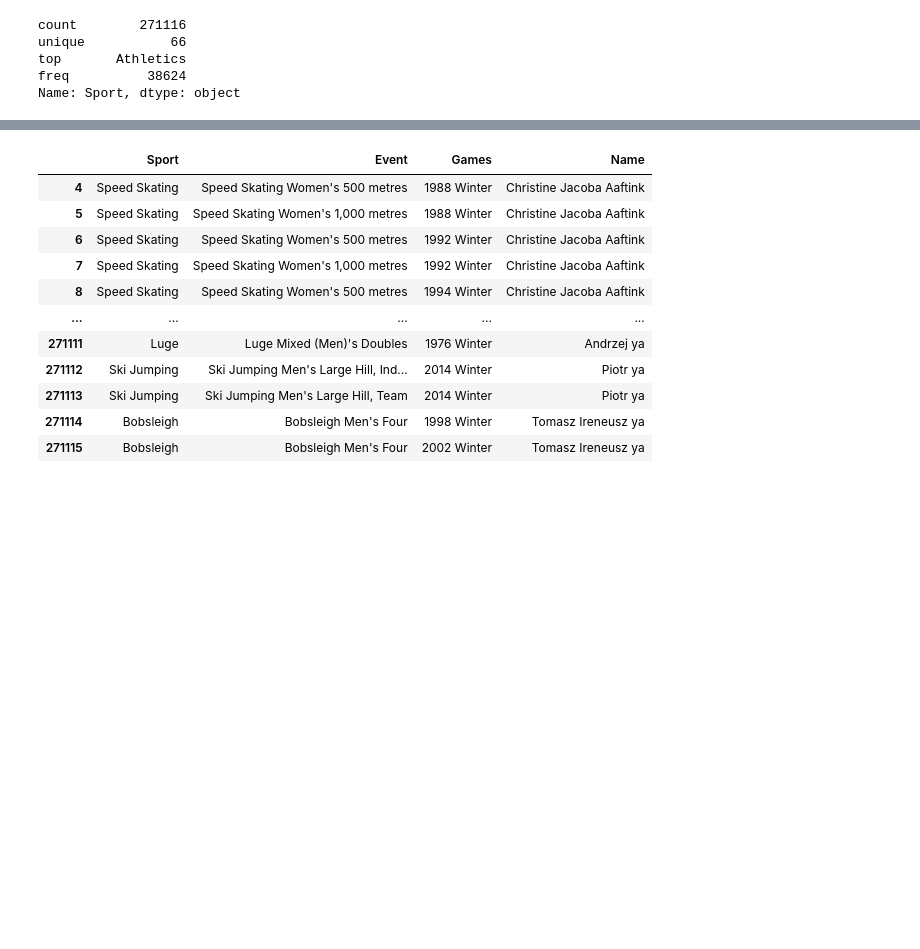
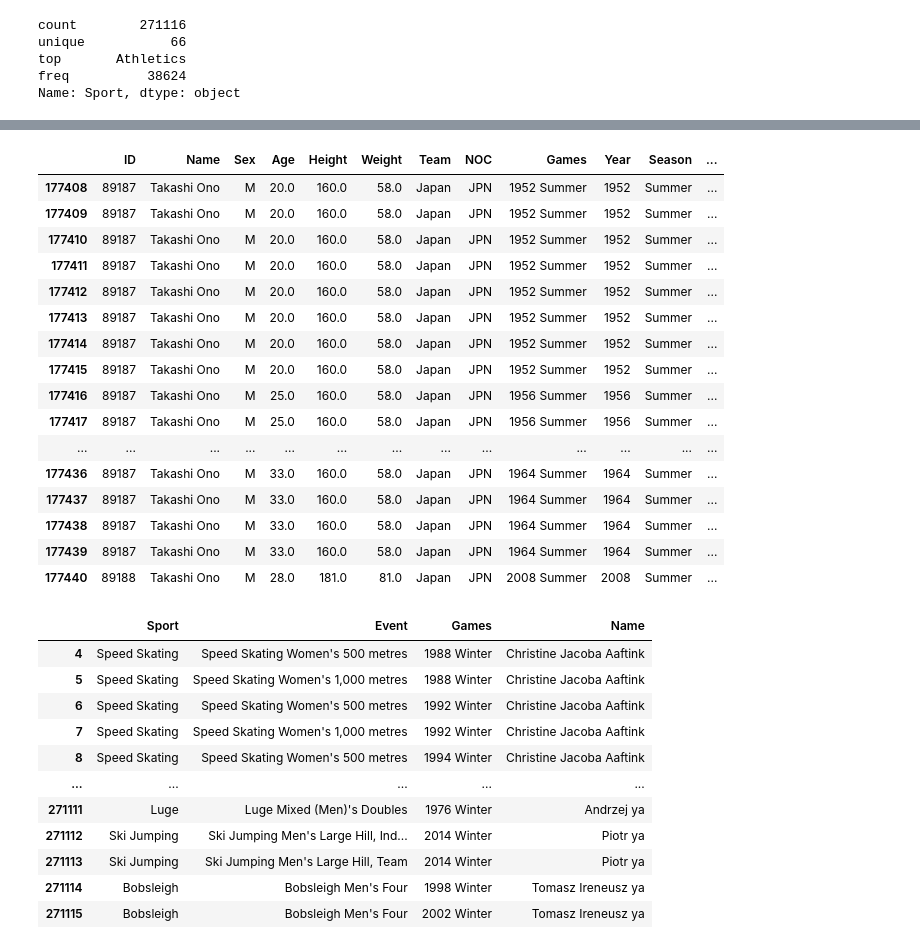
Before and after one commit to jennifer-biener/kaggle_datasets, a Jupyter notebook: athlete_sports_deep_dive.ipynb, the cells around one changed output, grey strips where cells are left out. Drawn from its saved outputs; the diff is of its cells as text; code cells hidden in the pictures; blank space fills up the shorter version.

```diff
--- a/athlete_sports_deep_dive.ipynb
+++ b/athlete_sports_deep_dive.ipynb
@@ -81,0 +159,2 @@ Name: Sport, dtype: object
+# %%
+summer_sports['Ederle_count'] = summer_sports[summer_sports['Name'].str.contains('Ederle')].groupby('Name')['Medal'].transform('count')
@@ -81,0 +167,2 @@ Name: Sport, dtype: object
+# %%
+summer_sports['Medal_Count'] = summer_sports.groupby('Name')['Medal'].transform('count')
@@ -81,0 +197,20 @@ Name: Sport, dtype: object
+# %%
+summer_sports[summer_sports.Name=='Takashi Ono']
+# %% [output]
+|  | ID | Name | Sex | Age | Height | Weight | Team | NOC | Games | Year | Season | ... |
+| 177408 | 89187 | Takashi Ono | M | 20.0 | 160.0 | 58.0 | Japan | JPN | 1952 Summer | 1952 | Summer | ... |
+| 177409 | 89187 | Takashi Ono | M | 20.0 | 160.0 | 58.0 | Japan | JPN | 1952 Summer | 1952 | Summer | ... |
+| 177410 | 89187 | Takashi Ono | M | 20.0 | 160.0 | 58.0 | Japan | JPN | 1952 Summer | 1952 | Summer | ... |
+| 177411 | 89187 | Takashi Ono | M | 20.0 | 160.0 | 58.0 | Japan | JPN | 1952 Summer | 1952 | Summer | ... |
+| 177412 | 89187 | Takashi Ono | M | 20.0 | 160.0 | 58.0 | Japan | JPN | 1952 Summer | 1952 | Summer | ... |
+| 177413 | 89187 | Takashi Ono | M | 20.0 | 160.0 | 58.0 | Japan | JPN | 1952 Summer | 1952 | Summer | ... |
+| 177414 | 89187 | Takashi Ono | M | 20.0 | 160.0 | 58.0 | Japan | JPN | 1952 Summer | 1952 | Summer | ... |
+| 177415 | 89187 | Takashi Ono | M | 20.0 | 160.0 | 58.0 | Japan | JPN | 1952 Summer | 1952 | Summer | ... |
+| 177416 | 89187 | Takashi Ono | M | 25.0 | 160.0 | 58.0 | Japan | JPN | 1956 Summer | 1956 | Summer | ... |
+| 177417 | 89187 | Takashi Ono | M | 25.0 | 160.0 | 58.0 | Japan | JPN | 1956 Summer | 1956 | Summer | ... |
+| ... | ... | ... | ... | ... | ... | ... | ... | ... | ... | ... | ... | ... |
+| 177436 | 89187 | Takashi Ono | M | 33.0 | 160.0 | 58.0 | Japan | JPN | 1964 Summer | 1964 | Summer | ... |
+| 177437 | 89187 | Takashi Ono | M | 33.0 | 160.0 | 58.0 | Japan | JPN | 1964 Summer | 1964 | Summer | ... |
+| 177438 | 89187 | Takashi Ono | M | 33.0 | 160.0 | 58.0 | Japan | JPN | 1964 Summer | 1964 | Summer | ... |
+| 177439 | 89187 | Takashi Ono | M | 33.0 | 160.0 | 58.0 | Japan | JPN | 1964 Summer | 1964 | Summer | ... |
+| 177440 | 89188 | Takashi Ono | M | 28.0 | 181.0 | 81.0 | Japan | JPN | 2008 Summer | 2008 | Summer | ... |
```
Also changed, not shown: parts of 11 cells of this notebook, 1 other file.
